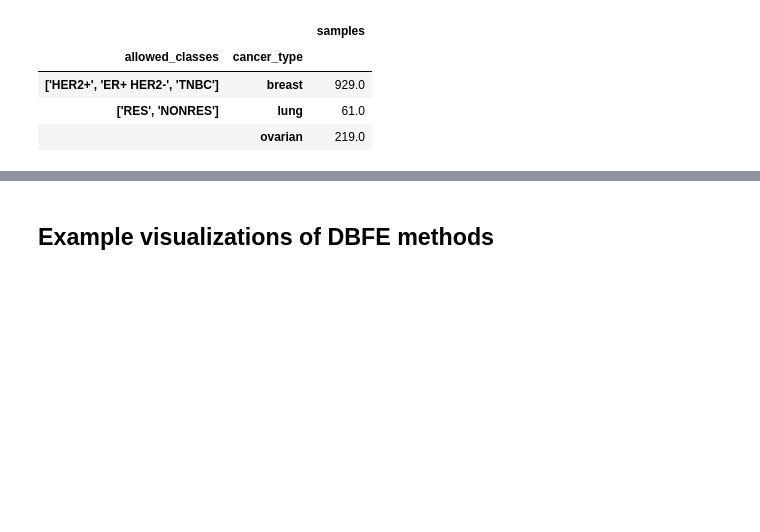
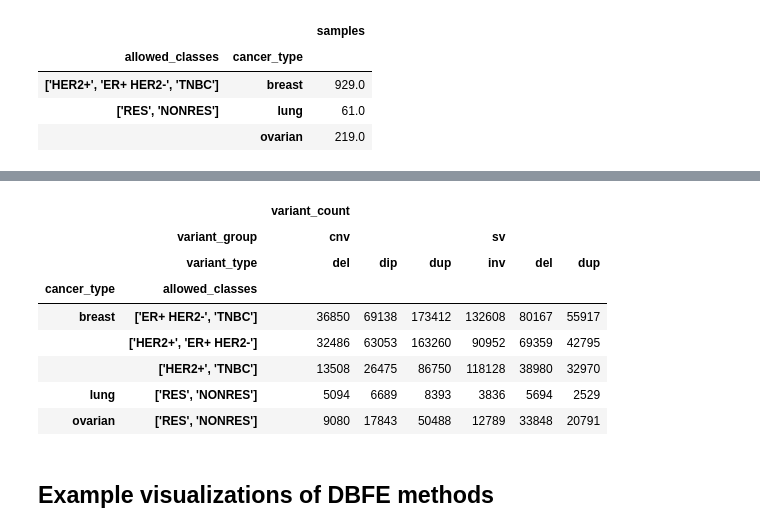
Before and after one commit to MNMdiagnostics/dbfe, a Jupyter notebook: experiments/experiments.ipynb, the cells around one changed output, grey strips where cells are left out. Saved outputs shown, nothing was run; the diff lists cells and outputs as text; code cells hidden in the pictures; blank space fills up the shorter version.

```diff
--- a/experiments/experiments.ipynb
+++ b/experiments/experiments.ipynb
@@ -121,3 +124,15 @@ class_proportions.round(2)
+# %%
+dataset_sizes.pivot(index=["cancer_type", "allowed_classes"], columns=["variant_group", "variant_type"], values=["variant_count"]).astype(int)
+# %% [output]
+|  |  | variant_count |  |  |  |  |  |
+|  | variant_group | cnv |  |  | sv |  |  |
+|  | variant_type | del | dip | dup | inv | del | dup |
+| cancer_type | allowed_classes |  |  |  |  |  |  |
+| breast | ['ER+ HER2-', 'TNBC'] | 36850 | 69138 | 173412 | 132608 | 80167 | 55917 |
+|  | ['HER2+', 'ER+ HER2-'] | 32486 | 63053 | 163260 | 90952 | 69359 | 42795 |
+|  | ['HER2+', 'TNBC'] | 13508 | 26475 | 86750 | 118128 | 38980 | 32970 |
+| lung | ['RES', 'NONRES'] | 5094 | 6689 | 8393 | 3836 | 5694 | 2529 |
+| ovarian | ['RES', 'NONRES'] | 9080 | 17843 | 50488 | 12789 | 33848 | 20791 |
 # %% [markdown]
 ## Example visualizations of DBFE methods
 # %% [markdown]
```
Also changed, not shown: parts of 3 cells of this notebook.
